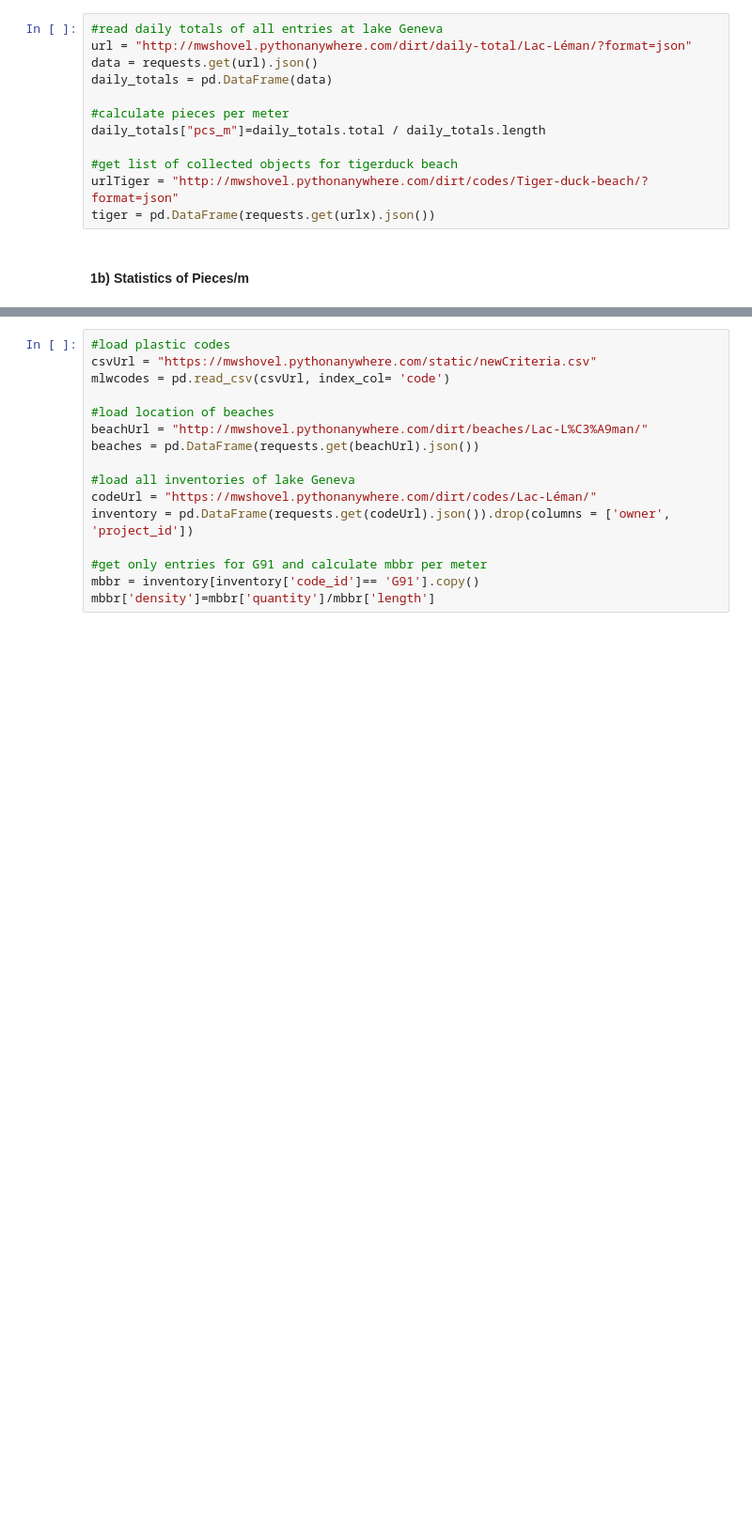
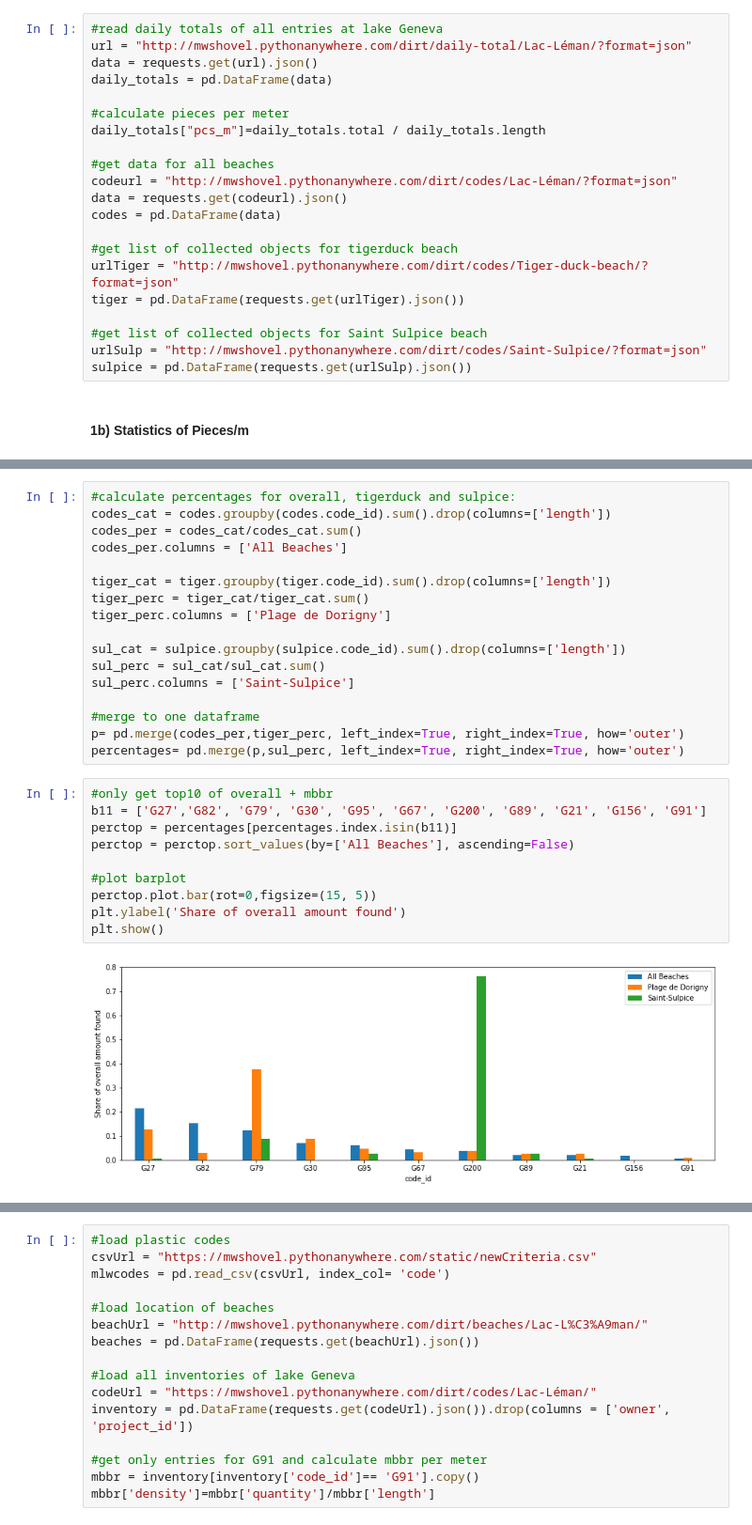
Before and after one commit to hammerdirt/solidWaste2018, a Jupyter notebook: SWE_Students.ipynb, the cells around one changed output, grey strips where cells are left out. Shown at 94% size. Drawn from its saved outputs; the diff is of its cells as text; blank space fills up the shorter version.

```diff
--- a/SWE_Students.ipynb
+++ b/SWE_Students.ipynb
@@ -29,9 +32,18 @@ daily_totals = pd.DataFrame(data)
 #calculate pieces per meter
 daily_totals["pcs_m"]=daily_totals.total / daily_totals.length
 
+#get data for all beaches
+codeurl = "http://mwshovel.pythonanywhere.com/dirt/codes/Lac-Léman/?format=json"
+data = requests.get(codeurl).json()
+codes = pd.DataFrame(data)
+
 #get list of collected objects for tigerduck beach
 urlTiger = "http://mwshovel.pythonanywhere.com/dirt/codes/Tiger-duck-beach/?format=json"
-tiger = pd.DataFrame(requests.get(urlx).json())
+tiger = pd.DataFrame(requests.get(urlTiger).json())
+
+#get list of collected objects for Saint Sulpice beach
+urlSulp = "http://mwshovel.pythonanywhere.com/dirt/codes/Saint-Sulpice/?format=json"
+sulpice = pd.DataFrame(requests.get(urlSulp).json())
 # %% [markdown]
 #### 1b) Statistics of Pieces/m
 # %%
@@ -80,3 +86,32 @@ Describing Statistics:
+# %%
+#calculate percentages for overall, tigerduck and sulpice:
+codes_cat = codes.groupby(codes.code_id).sum().drop(columns=['length'])
+codes_per = codes_cat/codes_cat.sum()
+codes_per.columns = ['All Beaches']
+
+tiger_cat = tiger.groupby(tiger.code_id).sum().drop(columns=['length'])
+tiger_perc = tiger_cat/tiger_cat.sum()
+tiger_perc.columns = ['Plage de Dorigny']
+
+sul_cat = sulpice.groupby(sulpice.code_id).sum().drop(columns=['length'])
+sul_perc = sul_cat/sul_cat.sum()
+sul_perc.columns = ['Saint-Sulpice']
+
+#merge to one dataframe
+p= pd.merge(codes_per,tiger_perc, left_index=True, right_index=True, how='outer')
+percentages= pd.merge(p,sul_perc, left_index=True, right_index=True, how='outer')
+# %%
+#only get top10 of overall + mbbr
+b11 = ['G27','G82', 'G79', 'G30', 'G95', 'G67', 'G200', 'G89', 'G21', 'G156', 'G91']
+perctop = percentages[percentages.index.isin(b11)]
+perctop = perctop.sort_values(by=['All Beaches'], ascending=False)
+
+#plot barplot
+perctop.plot.bar(rot=0,figsize=(15, 5))
+plt.ylabel('Share of overall amount found')
+plt.show()
+# %% [output]
+[figure, added]
 # %% [markdown]
 ## 2) Moving Bed Biofilm Reactor (MBBR) Elements
 
```
Also changed, not shown: parts of 15 cells of this notebook.
